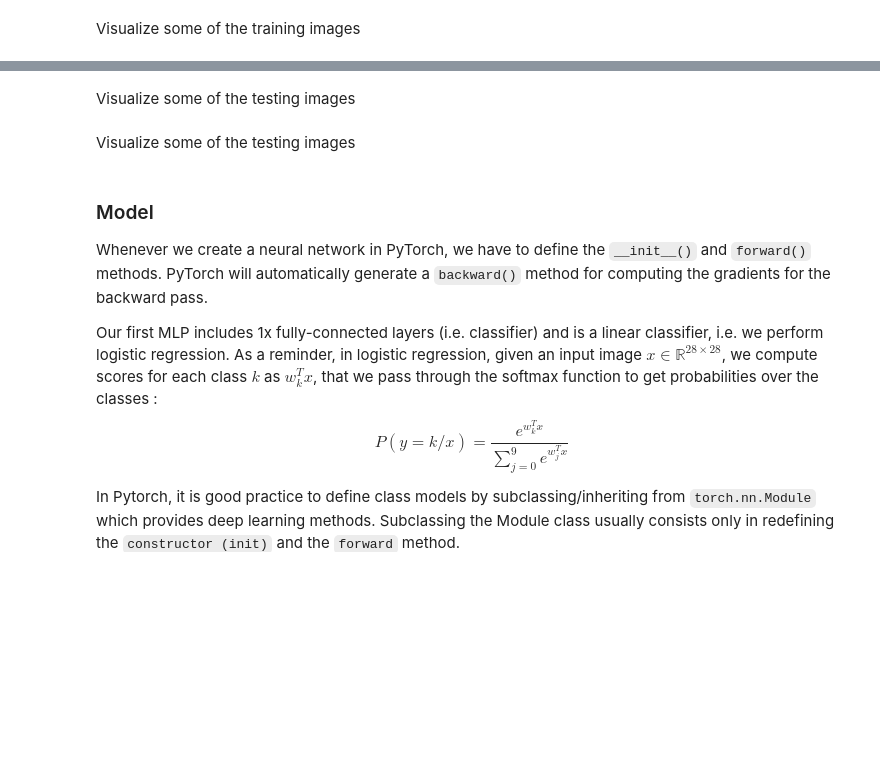
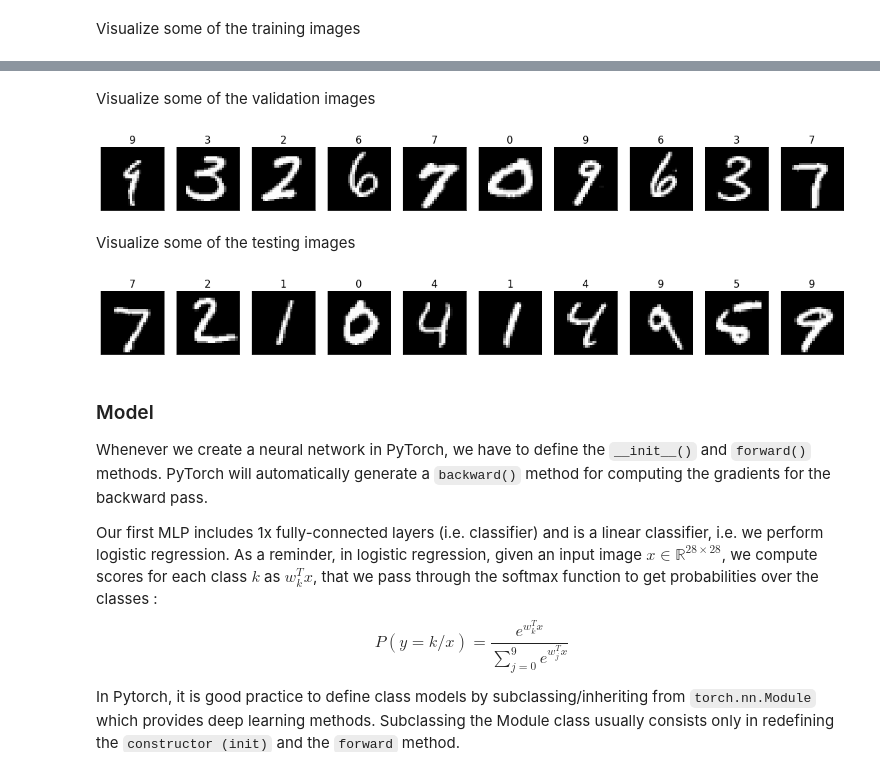
Before and after one commit to xXTime-OnXx/hslu-fs23, a Jupyter notebook: epre/src/teaching_hslu_01_mlp_ex.ipynb, the cells around one changed output, grey strips where cells are left out. Drawn from its saved outputs; the diff is of its cells as text; code cells hidden in the pictures; blank space fills up the shorter version.

```diff
--- a/epre/src/teaching_hslu_01_mlp_ex.ipynb
+++ b/epre/src/teaching_hslu_01_mlp_ex.ipynb
@@ -130,9 +178,25 @@ for i in range(nsamples):
+# %% [markdown]
+Visualize some of the validation images
+# %%
+nsamples=10
+classes_names = ['0', '1', '2', '3', '4', '5','6', '7', '8', '9']
+imgs, labels = next(iter(dataloaders['valid']))
+
+fig=plt.figure(figsize=(20,5),facecolor='w')
+for i in range(nsamples):
+    ax = plt.subplot(1,nsamples, i+1)
+    plt.imshow(imgs[i, 0, :, :], vmin=0, vmax=1.0, cmap=cm.gray)
+    ax.set_title("{}".format(classes_names[labels[i]]), fontsize=15)
+    ax.get_xaxis().set_visible(False)
+    ax.get_yaxis().set_visible(False)
+# %% [output]
+[figure, added]
 # %% [markdown]
 Visualize some of the testing images
 # %%
 nsamples=10
 classes_names = ['0', '1', '2', '3', '4', '5','6', '7', '8', '9']
-imgs, labels = ...
+imgs, labels = next(iter(dataloaders['test']))
 
 fig=plt.figure(figsize=(20,5),facecolor='w')
 for i in range(nsamples):
@@ -141,5 +205,5 @@ for i in range(nsamples):
     ax.set_title("{}".format(classes_names[labels[i]]), fontsize=15)
     ax.get_xaxis().set_visible(False)
     ax.get_yaxis().set_visible(False)
+# %% [output]
+[figure, added]
-# %% [markdown]
-Visualize some of the testing images
```
Also changed, not shown: parts of 35 cells of this notebook.
